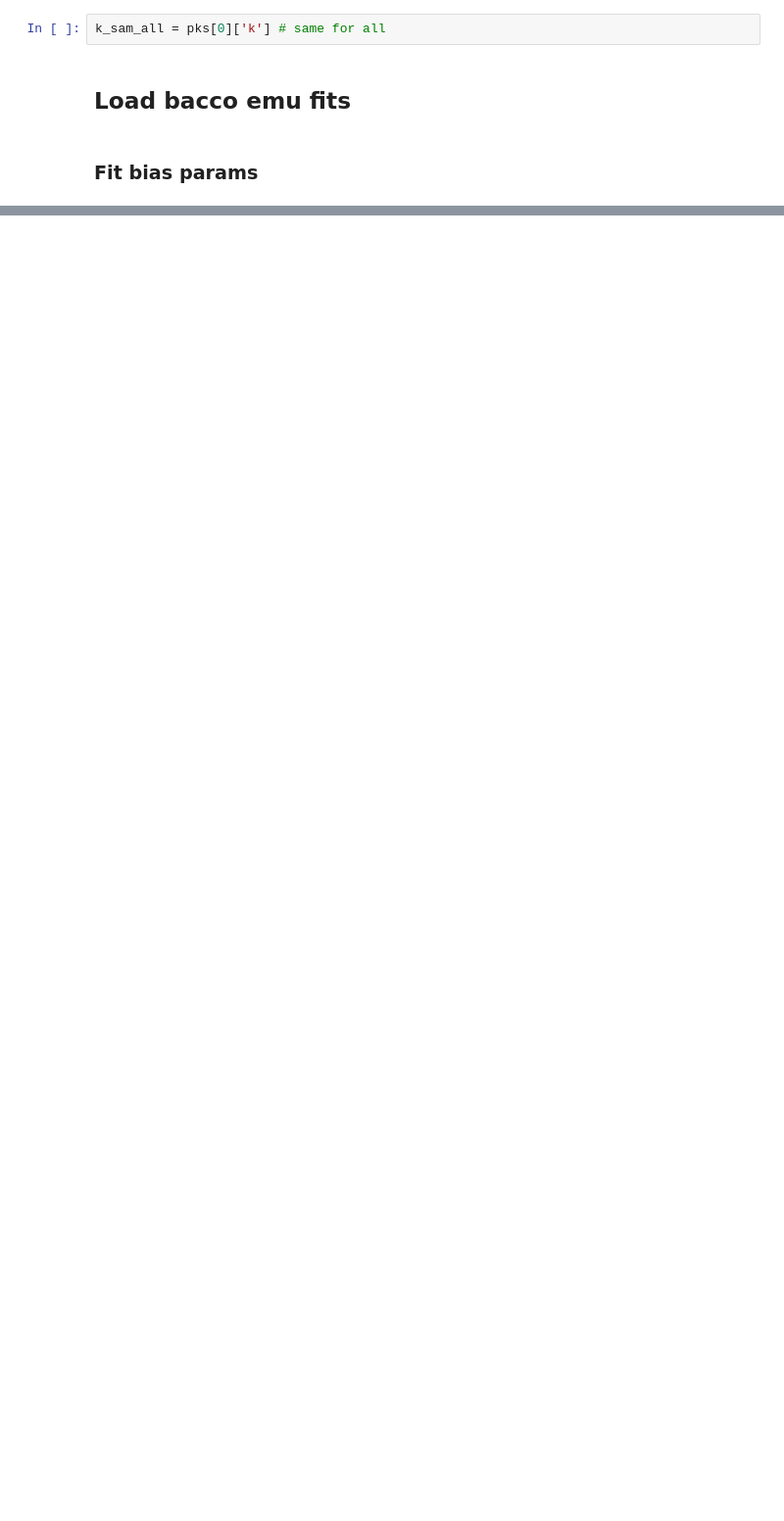
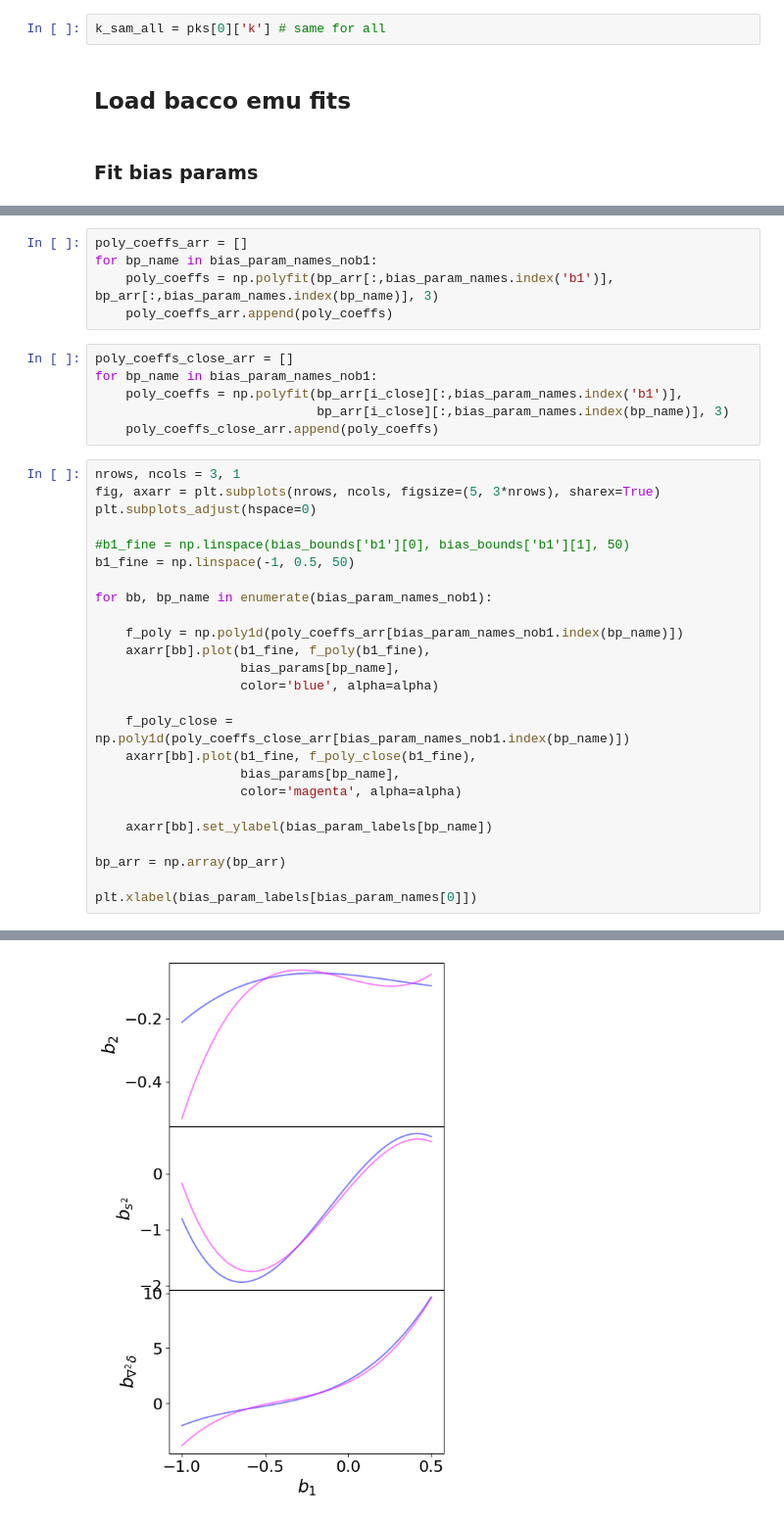
Before and after one commit to kstoreyf/biasexp-target-observable, a Jupyter notebook: notebooks/2023-01-04_camels-sam_biasexp_fit_load.ipynb, the cells around one changed output, grey strips where cells are left out. Shown at 98% size. Cells and saved outputs as stored; diff of their text form; blank space fills up the shorter version.

```diff
--- a/notebooks/2023-01-04_camels-sam_biasexp_fit_load.ipynb
+++ b/notebooks/2023-01-04_camels-sam_biasexp_fit_load.ipynb
@@ -208,0 +248,37 @@ Text(0.5, 0, '$b_1$')
+# %%
+poly_coeffs_arr = []
+for bp_name in bias_param_names_nob1:
+    poly_coeffs = np.polyfit(bp_arr[:,bias_param_names.index('b1')], bp_arr[:,bias_param_names.index(bp_name)], 3)
+    poly_coeffs_arr.append(poly_coeffs)
+# %%
+poly_coeffs_close_arr = []
+for bp_name in bias_param_names_nob1:
+    poly_coeffs = np.polyfit(bp_arr[i_close][:,bias_param_names.index('b1')],
+                             bp_arr[i_close][:,bias_param_names.index(bp_name)], 3)
+    poly_coeffs_close_arr.append(poly_coeffs)
+# %%
+nrows, ncols = 3, 1
+fig, axarr = plt.subplots(nrows, ncols, figsize=(5, 3*nrows), sharex=True)
+plt.subplots_adjust(hspace=0)
+
+#b1_fine = np.linspace(bias_bounds['b1'][0], bias_bounds['b1'][1], 50)
+b1_fine = np.linspace(-1, 0.5, 50)
+
+for bb, bp_name in enumerate(bias_param_names_nob1):
+
+    f_poly = np.poly1d(poly_coeffs_arr[bias_param_names_nob1.index(bp_name)])
+    axarr[bb].plot(b1_fine, f_poly(b1_fine),
+                   bias_params[bp_name],
+                   color='blue', alpha=alpha)
+
+    f_poly_close = np.poly1d(poly_coeffs_close_arr[bias_param_names_nob1.index(bp_name)])
+    axarr[bb].plot(b1_fine, f_poly_close(b1_fine),
+                   bias_params[bp_name],
+                   color='magenta', alpha=alpha)
+
+    axarr[bb].set_ylabel(bias_param_labels[bp_name])
+
+bp_arr = np.array(bp_arr)
+
+plt.xlabel(bias_param_labels[bias_param_names[0]])
+# %% [output]
@@ -208,0 +286 @@ Text(0.5, 0, '$b_1$')
+[figure, added]
```
Also changed, not shown: parts of 12 cells of this notebook, 1 other file.
